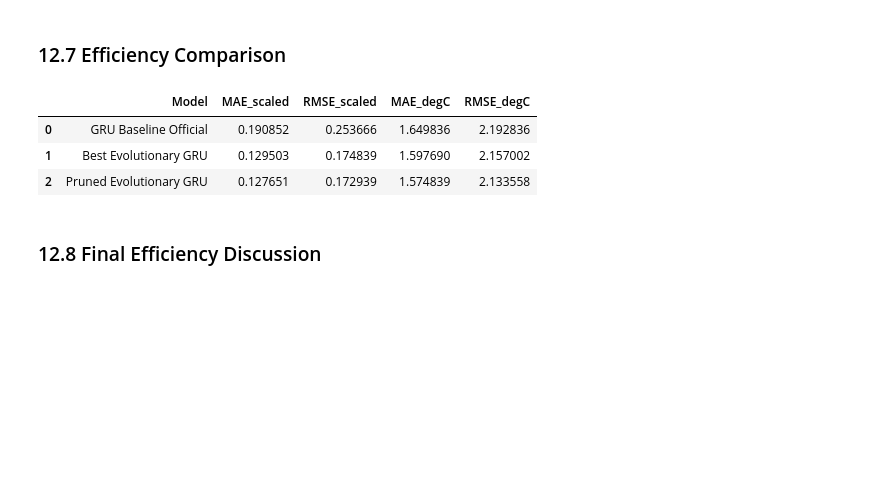
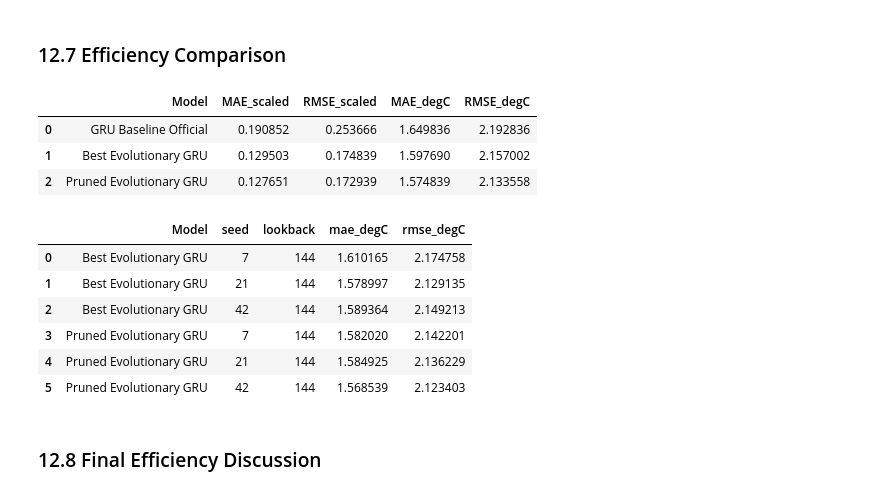
Before and after one commit to logus2k/taap_p4, a Jupyter notebook: notebooks_final_project/final_project_scope_V3.04.ipynb, the cells around one changed output. Drawn from its saved outputs; the diff is of its cells as text; code cells hidden in the pictures; blank space fills up the shorter version.

```diff
--- a/notebooks_final_project/final_project_scope_V3.04.ipynb
+++ b/notebooks_final_project/final_project_scope_V3.04.ipynb
@@ -2656,6 +2656,25 @@ final_model_comparison
 | 0 | GRU Baseline Official | 0.190852 | 0.253666 | 1.649836 | 2.192836 |
 | 1 | Best Evolutionary GRU | 0.129503 | 0.174839 | 1.597690 | 2.157002 |
 | 2 | Pruned Evolutionary GRU | 0.127651 | 0.172939 | 1.574839 | 2.133558 |
+# %%
+robustness_all_seeds = pd.concat([
+    evo_seed_results.assign(Model="Best Evolutionary GRU"),
+    pruned_seed_results.assign(Model="Pruned Evolutionary GRU"),
+], ignore_index=True)
+
+robustness_all_seeds = robustness_all_seeds[
+    ["Model", "seed", "lookback", "mae_degC", "rmse_degC"]
+]
+
+robustness_all_seeds
+# %% [output]
+|  | Model | seed | lookback | mae_degC | rmse_degC |
+| 0 | Best Evolutionary GRU | 7 | 144 | 1.610165 | 2.174758 |
+| 1 | Best Evolutionary GRU | 21 | 144 | 1.578997 | 2.129135 |
+| 2 | Best Evolutionary GRU | 42 | 144 | 1.589364 | 2.149213 |
+| 3 | Pruned Evolutionary GRU | 7 | 144 | 1.582020 | 2.142201 |
+| 4 | Pruned Evolutionary GRU | 21 | 144 | 1.584925 | 2.136229 |
+| 5 | Pruned Evolutionary GRU | 42 | 144 | 1.568539 | 2.123403 |
 # %% [markdown]
 ### 12.8 Final Efficiency Discussion
 # %% [markdown]
```
